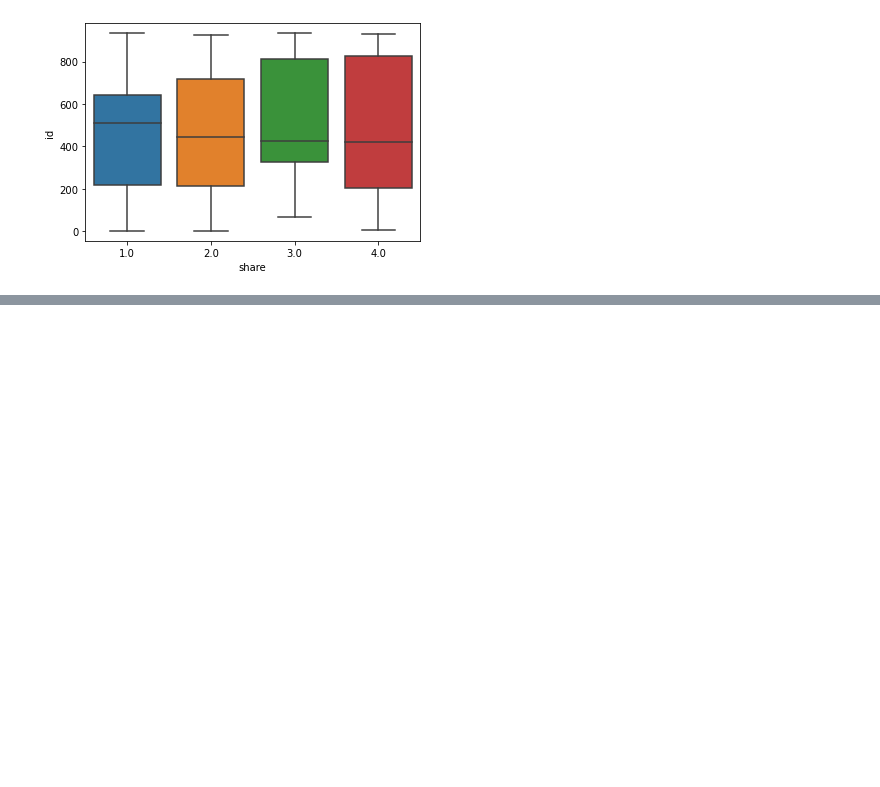
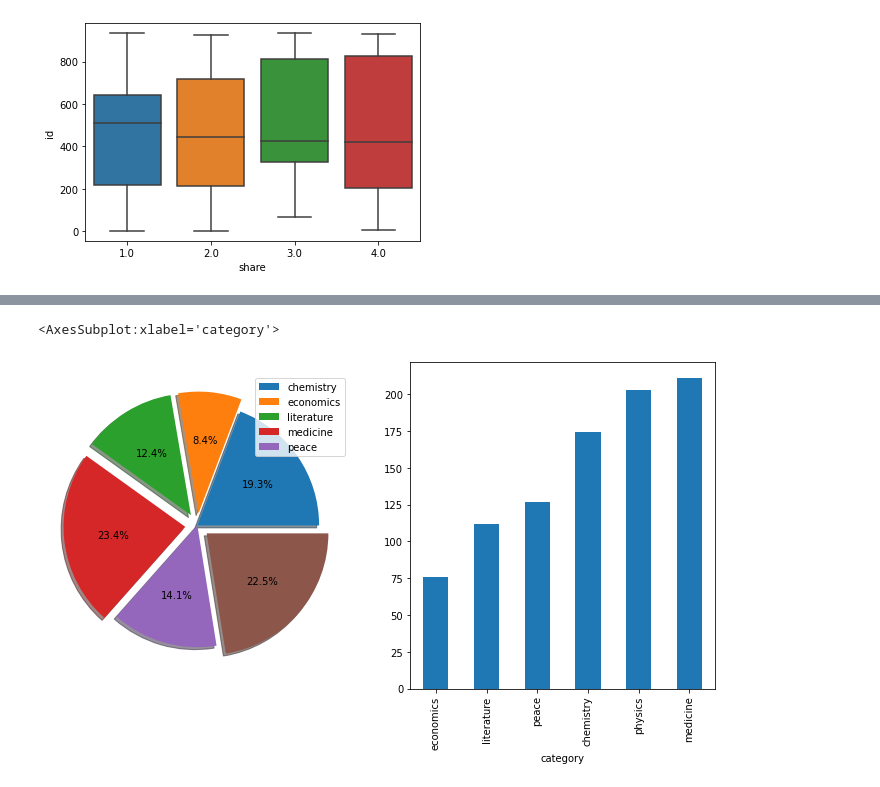
Before and after one commit to karthikkalangi/eda-project, a Jupyter notebook: Nobel prize project-checkpoint.ipynb, the cells around one changed output, grey strips where cells are left out. Drawn from its saved outputs; the diff is of its cells as text; code cells hidden in the pictures; blank space fills up the shorter version.

```diff
--- a/Nobel prize project-checkpoint.ipynb
+++ b/Nobel prize project-checkpoint.ipynb
@@ -390,0 +447,12 @@ plt.show()
+# %%
+plt.figure(figsize=(12,6))
+plt.tight_layout()
+gb_cag=nobel.groupby('category')['id'].apply(lambda x:len(x.drop_duplicates()))
+plt.subplot(121)
+plt.pie(x=gb_cag,autopct="%.1f%%",explode=(0,0.1,0.1,0.1,0,0.1),shadow=True)
+plt.legend(['chemistry','economics','literature','medicine','peace'])
+plt.subplot(122)
+gb_cag.sort_values().plot(kind='bar')
+# %% [output]
+<AxesSubplot:xlabel='category'>
+[figure, added]
```
Also changed, not shown: parts of 49 cells of this notebook.
